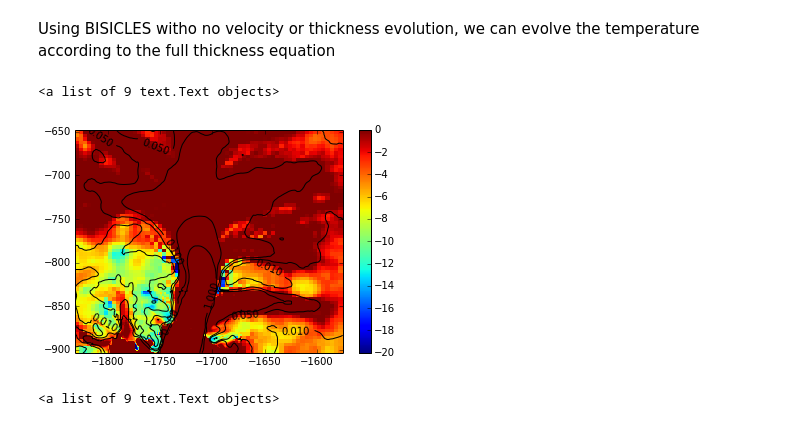
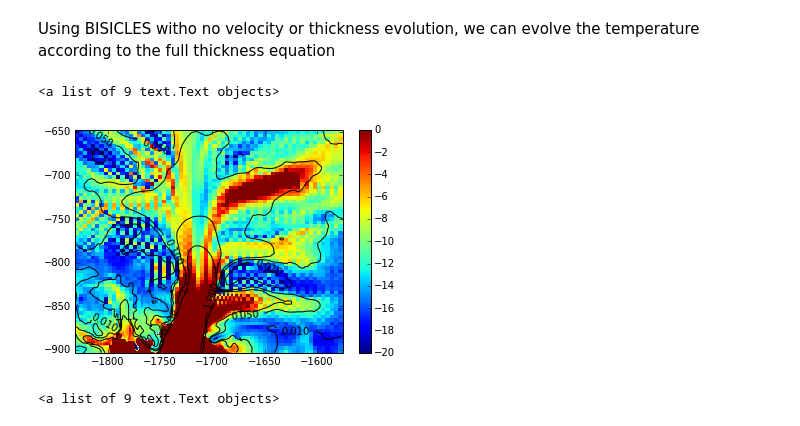
Before and after one commit to ggslc/labnotetest, a Jupyter notebook: ASE_bed_temperature.ipynb, the cells around one changed output. Cells and saved outputs as stored; diff of their text form; code cells hidden in the pictures.

```diff
--- a/ASE_bed_temperature.ipynb
+++ b/ASE_bed_temperature.ipynb
@@ -95,38 +95,38 @@ Using BISICLES witho no velocity or thickness evolution, we can evolve the tempe
 # %%
 amrio.freeAll()
 
-f='data/BISICLES-Antarctica2013/control/ase/mass-balance/test11/plot.ase-therm.3lev.013920.2d.hdf5'
+f='data/BISICLES-Antarctica2013/control/ase/mass-balance/test11/plot.ase-therm.3lev.100000.2d.hdf5'
 ctrl = amrio.load(f)
 level = 2 # 1km resolution
 n = 1
 lo,hi = amrio.queryDomainCorners(ctrl,level)
 
 lo[0] = 128/n
 lo[1] = 600/n
 hi[0] = lo[0] + 256/n
 hi[1] = lo[1] + 256/n
 
 x,y,Tb = amrio.readBox2D(ctrl,level,lo,hi,'temperatureBase',0)
 x,y,h = amrio.readBox2D(ctrl,level,lo,hi,'thickness',0)
 x,y,ub = amrio.readBox2D(ctrl,level,lo,hi,'xVel',1)
 x,y,vb = amrio.readBox2D(ctrl,level,lo,hi,'yVel',1)
 amrio.free(ctrl)
 
 modu = np.sqrt(ub*ub+vb*vb)
 
 km = 1000.0
 x = (x -min(x) -1831500.0)/km
 y = (y -min(y) -903500.0)/km
 
 Tlim = col.Normalize(-20,0)
 mp = 273.16 - h*cT*rhoi*g
 plt.pcolormesh(x,y,Tb-mp,norm=Tlim)
 plt.colorbar()
 co = plt.contour(x,y,modu/km,np.array([10.0,50.0,100.0,500.0,1000.0])/km,colors='black')
 plt.clabel(co,inline=1)
 
 #plt.savefig("pig_bed_temp_adv_estimate.pdf")
 # %% [output]
 <a list of 9 text.Text objects>
-[figure, old version]
+[figure, new version]
 # %%
```
Also changed, not shown: parts of 1 cell of this notebook, 1 other file.
